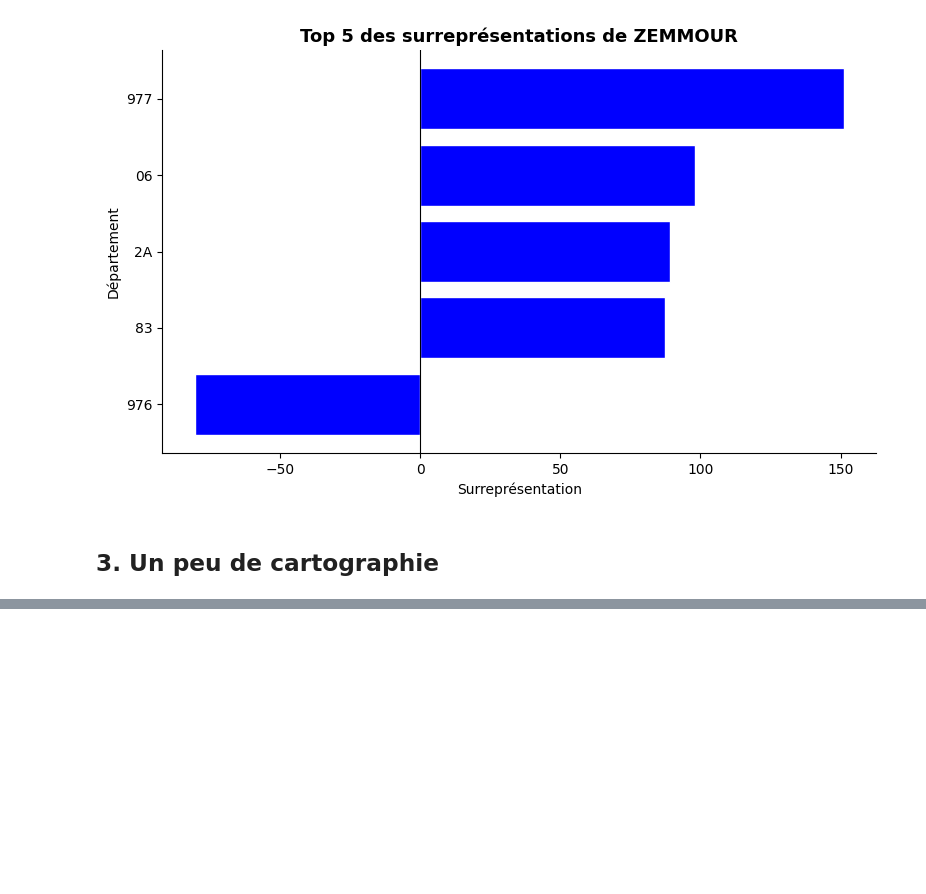
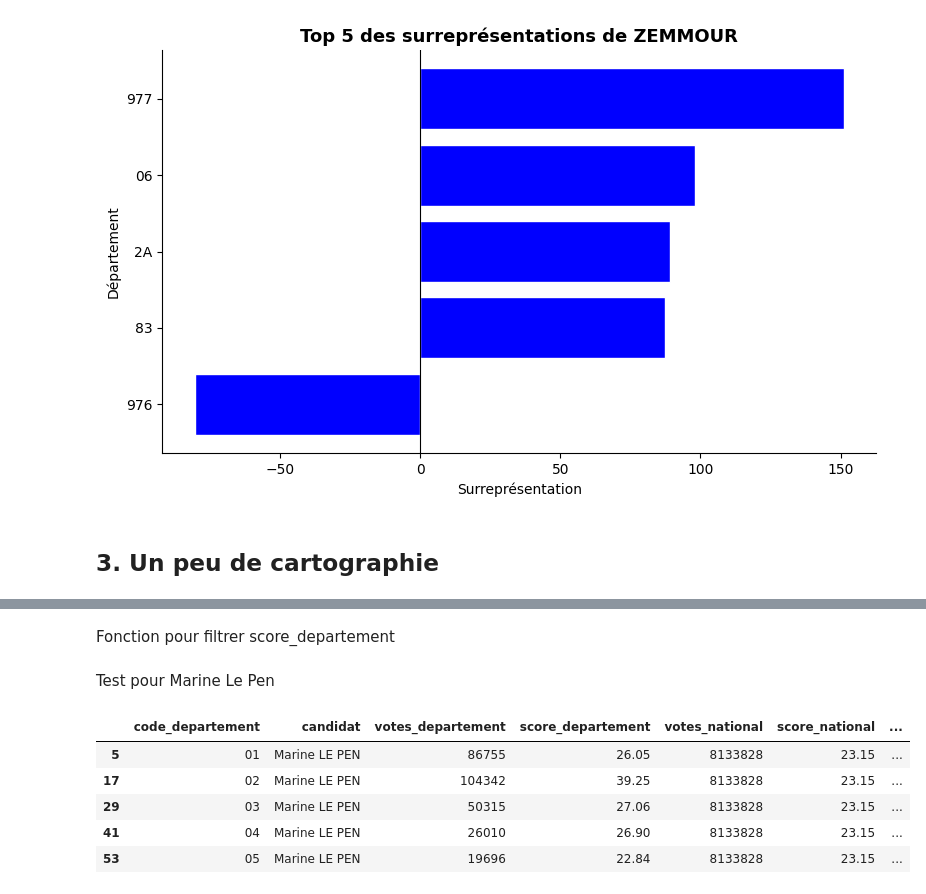
Before and after one commit to Laurine-ensai/evaluation_intermediaire_python_ds, a Jupyter notebook: reponses.ipynb, the cells around one changed output, grey strips where cells are left out. Cells and saved outputs as stored; diff of their text form; code cells hidden in the pictures; blank space fills up the shorter version.

```diff
--- a/reponses.ipynb
+++ b/reponses.ipynb
@@ -250,0 +285,23 @@ plot_surrepresentation(score_departements,'Éric ZEMMOUR')
+# %% [markdown]
+Fonction pour filtrer score_departement
+# %%
+def filtrer_candidat(score_departements, candidat):
+    """
+    Retourne un nouveau dataframe restreint à un candidat.
+    Ne modifie pas score_departements.
+    """
+    return score_departements.loc[
+        score_departements["candidat"] == candidat
+    ].copy()
+# %% [markdown]
+Test pour Marine Le Pen
+# %%
+score_mlp = filtrer_candidat(score_departements, "Marine LE PEN")
+score_mlp.head()
+# %% [output]
+|  | code_departement | candidat | votes_departement | score_departement | votes_national | score_national | ... |
+| 5 | 01 | Marine LE PEN | 86755 | 26.05 | 8133828 | 23.15 | ... |
+| 17 | 02 | Marine LE PEN | 104342 | 39.25 | 8133828 | 23.15 | ... |
+| 29 | 03 | Marine LE PEN | 50315 | 27.06 | 8133828 | 23.15 | ... |
+| 41 | 04 | Marine LE PEN | 26010 | 26.90 | 8133828 | 23.15 | ... |
+| 53 | 05 | Marine LE PEN | 19696 | 22.84 | 8133828 | 23.15 | ... |
```
Also changed, not shown: parts of 13 cells of this notebook, 1 other file.
